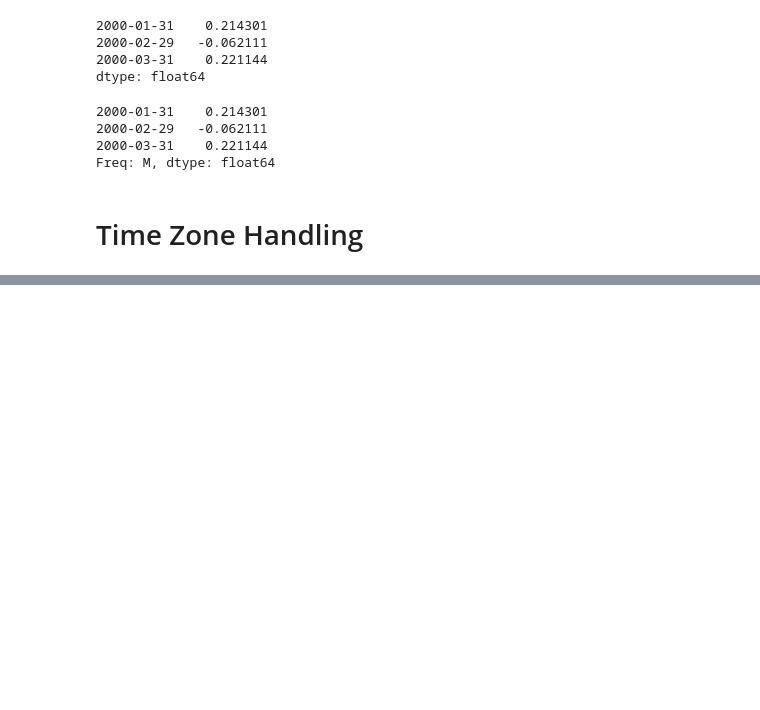
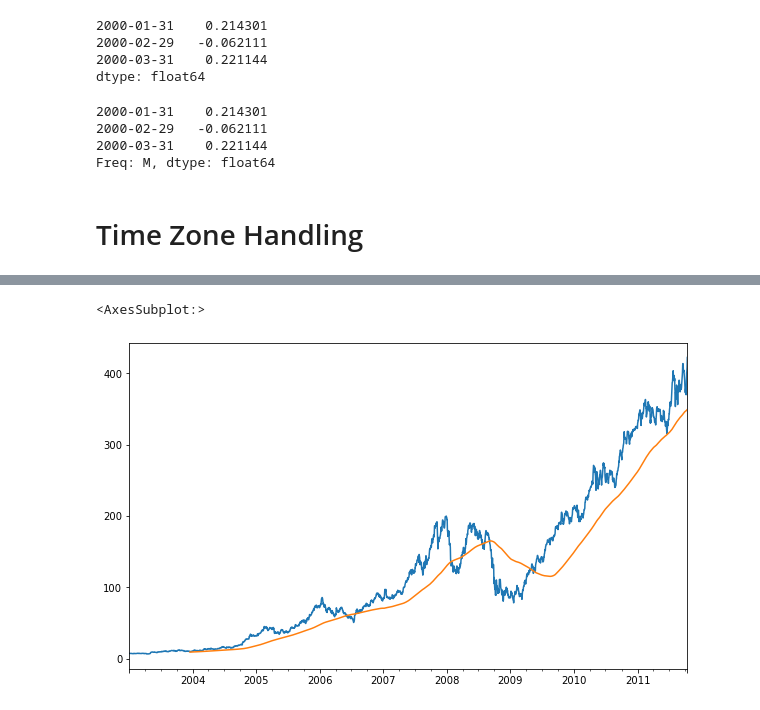
Before and after one commit to exem-ai-isoh/Python-for-Data-Analysis, a Jupyter notebook: Time Series.ipynb, the cells around one changed output, grey strips where cells are left out. Saved outputs shown, nothing was run; the diff lists cells and outputs as text; code cells hidden in the pictures; blank space fills up the shorter version.

```diff
--- a/Time Series.ipynb
+++ b/Time Series.ipynb
@@ -370,0 +745,6 @@ Freq: M, dtype: float64
+# %%
+close_px_all = pd.read_csv('examples/stock_px_2.csv',
+                           parse_dates=True, index_col=0)
+close_px = close_px_all[['AAPL', 'MSFT', 'XOM']]
+close_px = close_px.resample('B').ffill()
+close_px
@@ -370,0 +765,7 @@ Freq: M, dtype: float64
+# %%
+close_px.AAPL.plot()
+# 250일선
+close_px.AAPL.rolling(250).mean().plot()
+# %% [output]
+<AxesSubplot:>
+[figure, added]
```
Also changed, not shown: parts of 71 cells of this notebook, 2 other files.
